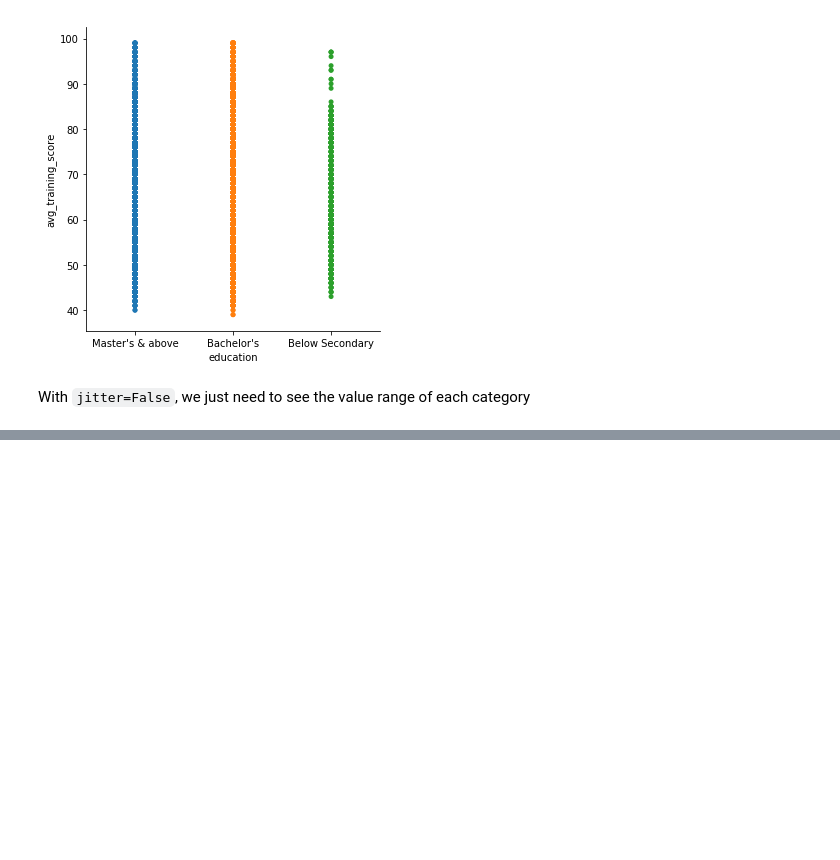
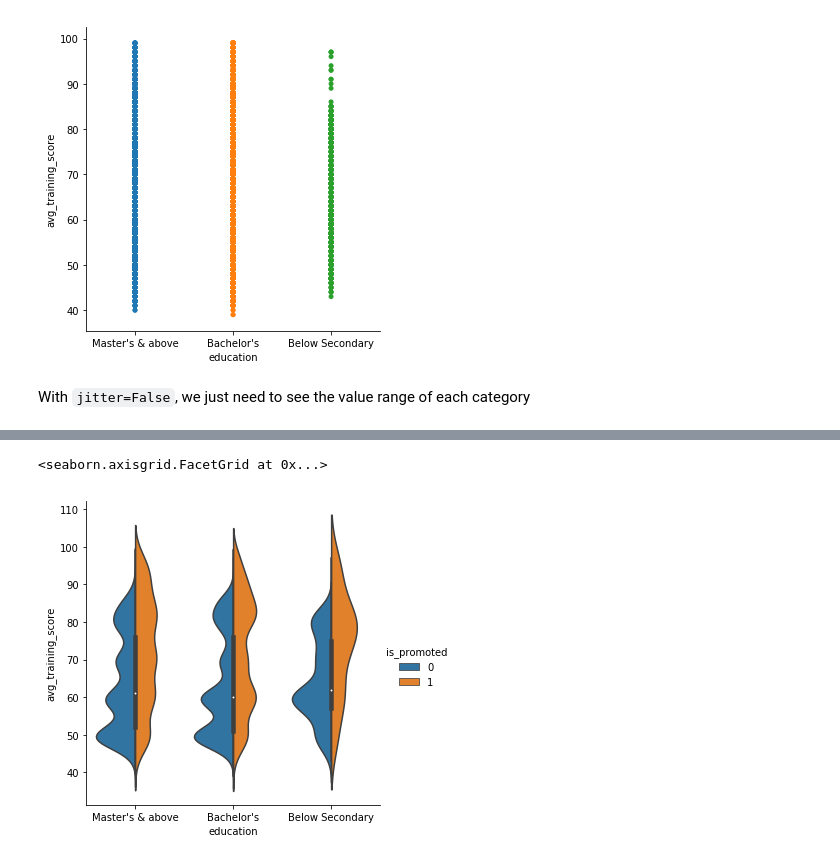
Before and after one commit to hanhanwu/Basic_But_Useful, a Jupyter notebook: visualization_seaborn.ipynb, the cells around one changed output, grey strips where cells are left out. Saved outputs shown, nothing was run; the diff lists cells and outputs as text; code cells hidden in the pictures; blank space fills up the shorter version.

```diff
--- a/visualization_seaborn.ipynb
+++ b/visualization_seaborn.ipynb
@@ -109,0 +141,7 @@ sns.catplot(x="education", y="avg_training_score", kind = "swarm", hue='is_promo
+# %%
+# Split the hue semantic parameter
+
+sns.catplot(x="education", y="avg_training_score", hue = "is_promoted", kind = "violin", split = True, data=df1)
+# %% [output]
+<seaborn.axisgrid.FacetGrid at 0x...>
+[figure, added]
```
Also changed, not shown: parts of 10 cells of this notebook.
